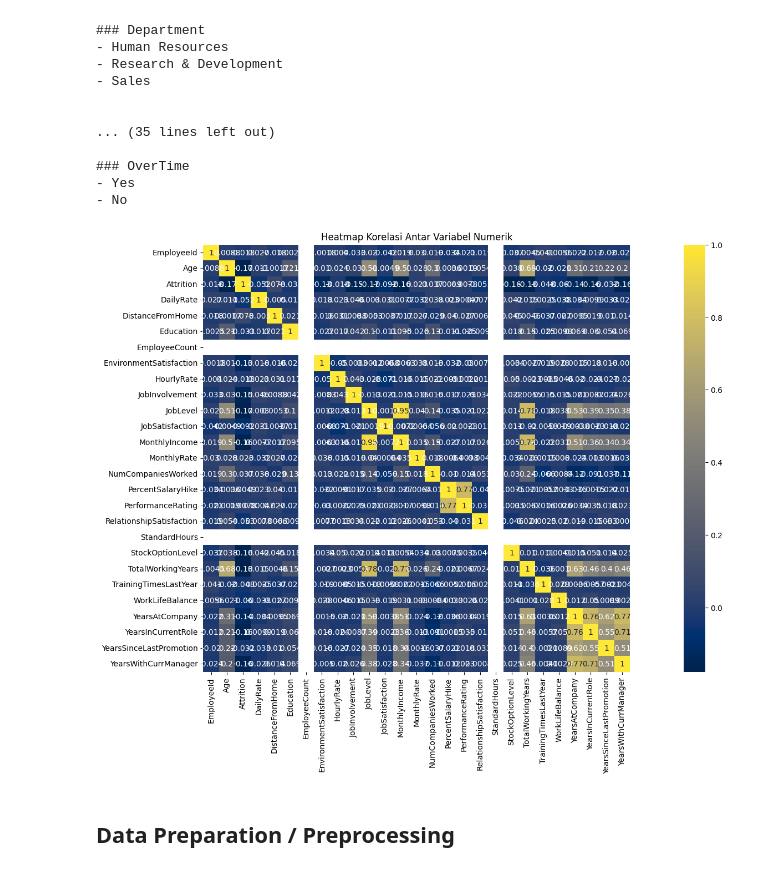
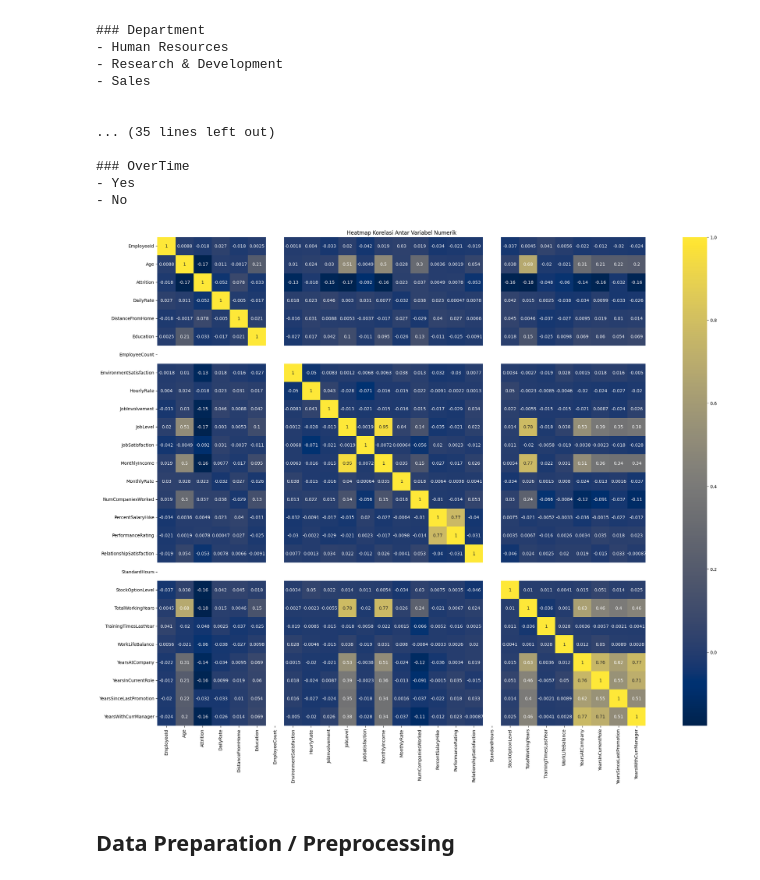
Before and after one commit to mhmmadgiatt/HR-Attrition-Analysis-Dashboard, a Jupyter notebook: notebook.ipynb, the cells around one changed output. Saved outputs shown, nothing was run; the diff lists cells and outputs as text; code cells hidden in the pictures.

```diff
--- a/notebook.ipynb
+++ b/notebook.ipynb
@@ -155,12 +155,12 @@ for col, values in unique_categories.items():
 - No
 # %%
 # Membuat heatmap korelasi untuk data numerik
-plt.figure(figsize=(25, 10))
+plt.figure(figsize=(30, 20))
 sns.heatmap(data.select_dtypes(include=['float64', 'int64']).corr(), annot=True, cmap='cividis', square=True)
 plt.title("Heatmap Korelasi Antar Variabel Numerik")
 plt.show()
 # %% [output]
-[figure, old version]
+[figure, new version]
 # %% [markdown]
 ## Data Preparation / Preprocessing
 # %%
```
